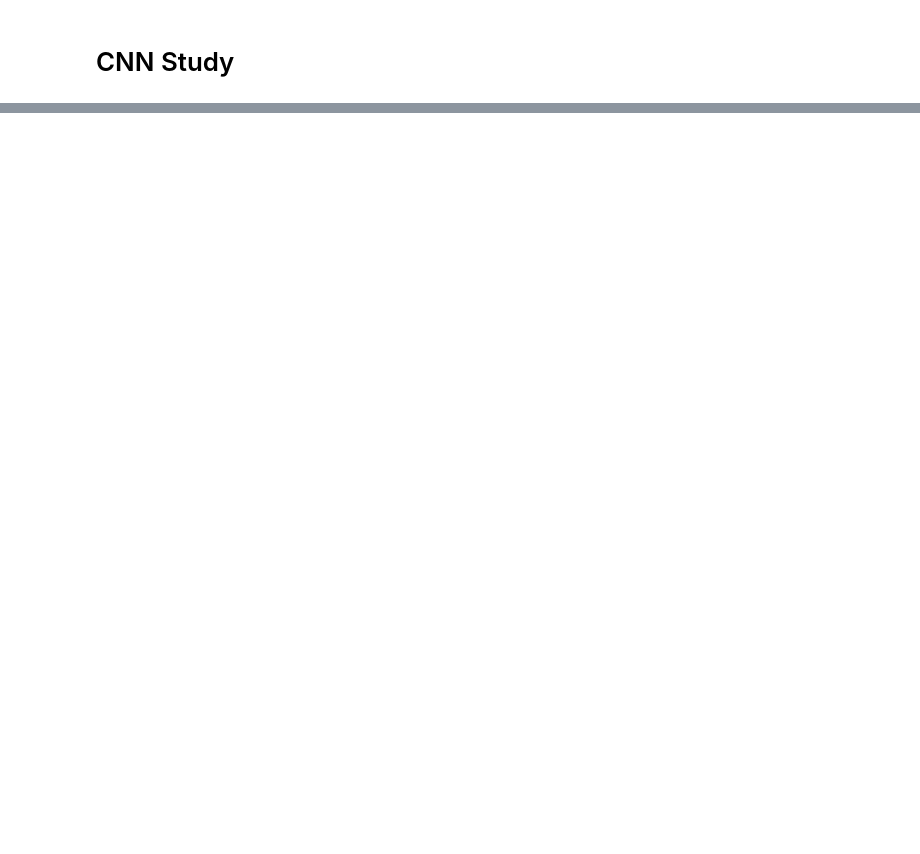
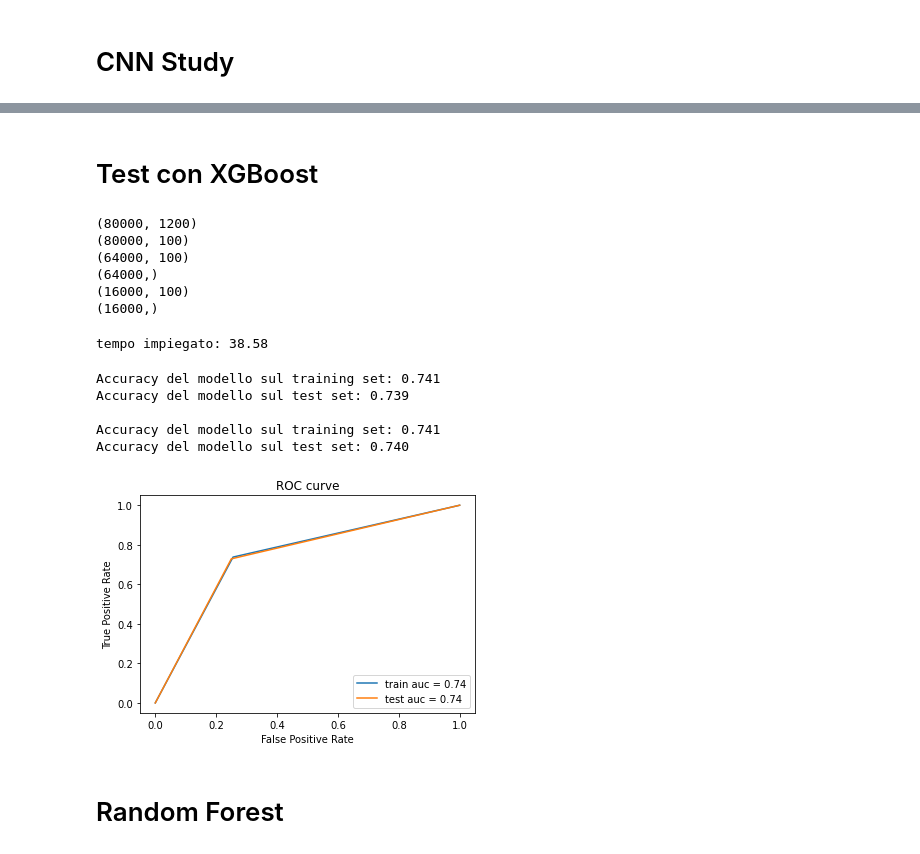
Before and after one commit to Unoaccaso/ML_final_project, a Jupyter notebook: Progetto.ipynb, the cells around one changed output, grey strips where cells are left out. Cells and saved outputs as stored; diff of their text form; code cells hidden in the pictures; blank space fills up the shorter version.

```diff
--- a/Progetto.ipynb
+++ b/Progetto.ipynb
@@ -371,0 +369,73 @@ Filtri layer convoluzionale:  Conv_2
+# %% [markdown]
+# Test con XGBoost
+# %%
+data = images.reshape((images.shape[0], images.shape[1]*images.shape[2]*images.shape[3]))
+
+print(data.shape)
+
+pca = PCA(n_components=100)
+data = pca.fit_transform(data)
+
+print(data.shape)
+
+(data_X_train, data_X_test, data_Y_train, data_Y_test) = train_test_split(data, labels, test_size=0.2)
+
+print(data_X_train.shape)
+print(data_Y_train.shape)
+print(data_X_test.shape)
+print(data_Y_test.shape)
+# %% [output]
+(80000, 1200)
+(80000, 100)
+(64000, 100)
+(64000,)
+(16000, 100)
+(16000,)
+# %%
+# === XGBoost
+import xgboost as xgb
+from sklearn import metrics as sk
+
+t0 = time()
+xgb_mod = xgb.XGBClassifier().fit(data_X_train, data_Y_train, verbose=1)
+t1 = time()
+
+print(f'tempo impiegato: {t1-t0:.2f}')
+# %% [output]
+tempo impiegato: 38.58
+# %%
+test_predict = xgb_mod.predict(data_X_test)
+train_predict = xgb_mod.predict(data_X_train)
+
+data = ((data_Y_train, train_predict),
+        (data_Y_test, test_predict))
+
+train_acc = sk.accuracy_score(train_predict, data_Y_train)
+test_acc = sk.accuracy_score(test_predict, data_Y_test)
+print(f'\nAccuracy del modello sul training set: {train_acc:.3f}')
+print(f'Accuracy del modello sul test set: {test_acc:.3f}')
+
+train_auc = sk.roc_auc_score(data_Y_train, train_predict)
+test_auc = sk.roc_auc_score(data_Y_test, test_predict)
+print(f'\nAccuracy del modello sul training set: {train_auc:.3f}')
+print(f'Accuracy del modello sul test set: {test_auc:.3f}')
+
+for i, dataset in enumerate(['train', 'test']):
+  pred = data[i][1]
+  auc = roc_auc_score(data[i][0], pred)
+  fpr, tpr, thr =roc_curve(data[i][0], pred)
+  plt.plot(fpr, tpr, label = f'{dataset} auc = {auc:.2f}' )
+plt.xlabel('False Positive Rate')
+plt.ylabel('True Positive Rate')
+plt.legend(loc="lower right")
+plt.title('ROC curve')
+plt.show()
+# %% [output]
+Accuracy del modello sul training set: 0.741
+Accuracy del modello sul test set: 0.739
+
+Accuracy del modello sul training set: 0.741
+Accuracy del modello sul test set: 0.740
+[figure, added]
+# %% [markdown]
+# Random Forest
```
Also changed, not shown: parts of 11 cells of this notebook.
